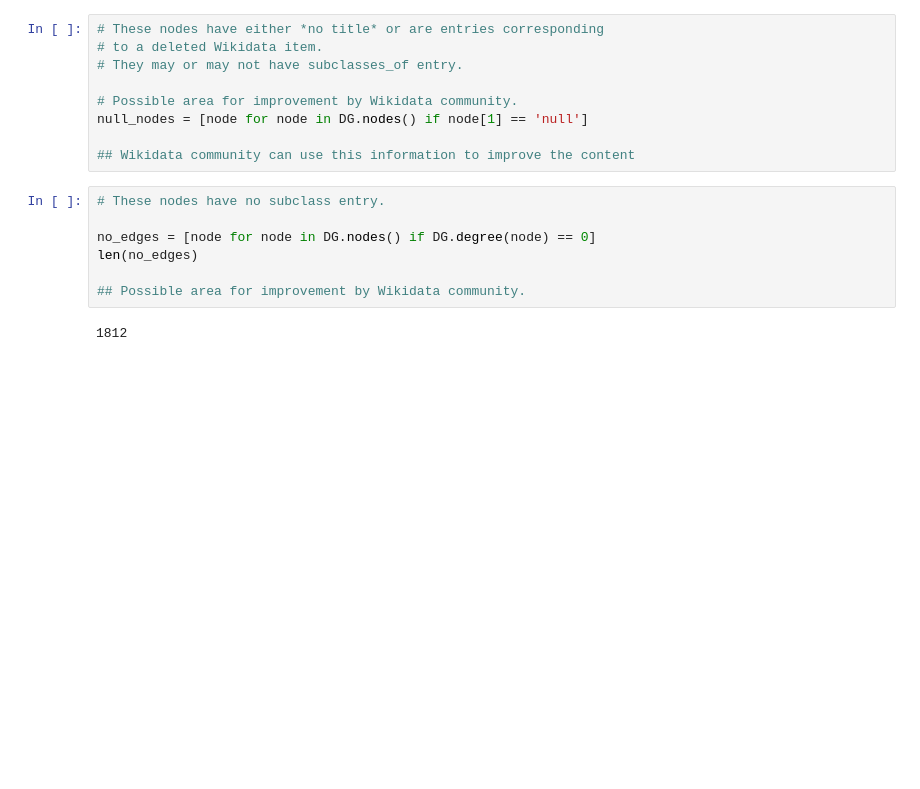
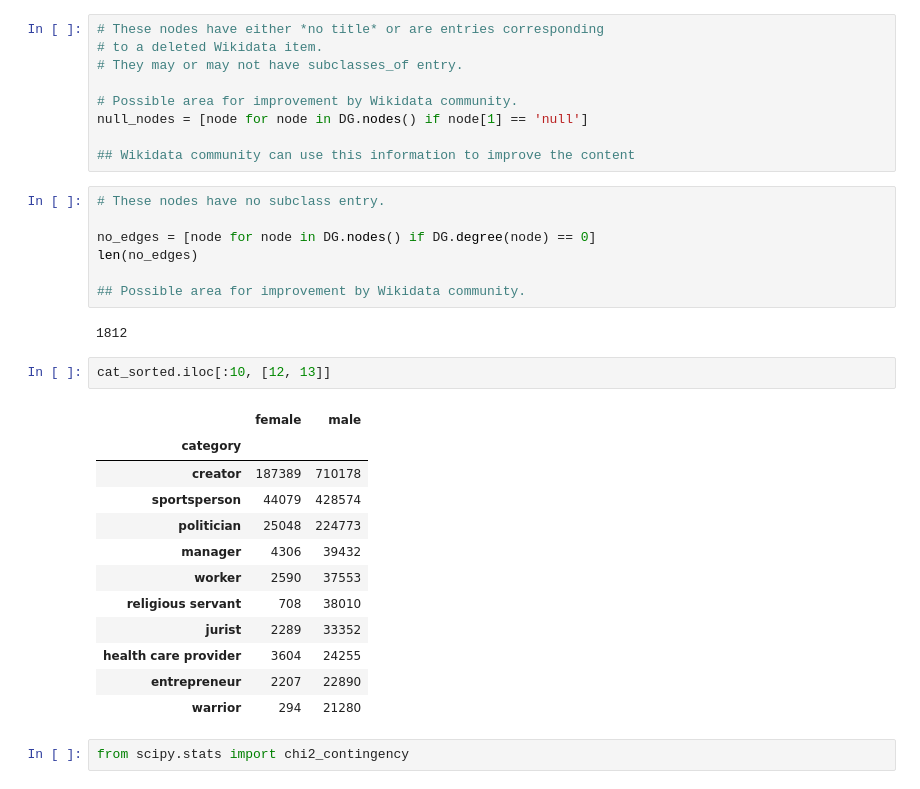
Before and after one commit to notconfusing/WIGI, a Jupyter notebook: analysis/analyze_occupation.ipynb, the cells around one changed output. Saved outputs shown, nothing was run; the diff lists cells and outputs as text; blank space fills up the shorter version.

```diff
--- a/analysis/analyze_occupation.ipynb
+++ b/analysis/analyze_occupation.ipynb
@@ -270,3 +270,20 @@ len(no_edges)
 ## Possible area for improvement by Wikidata community.
 # %% [output]
 1812
+# %%
+cat_sorted.iloc[:10, [12, 13]]
+# %% [output]
+|  | female | male |
+| category |  |  |
+| creator | 187389 | 710178 |
+| sportsperson | 44079 | 428574 |
+| politician | 25048 | 224773 |
+| manager | 4306 | 39432 |
+| worker | 2590 | 37553 |
+| religious servant | 708 | 38010 |
+| jurist | 2289 | 33352 |
+| health care provider | 3604 | 24255 |
+| entrepreneur | 2207 | 22890 |
+| warrior | 294 | 21280 |
+# %%
+from scipy.stats import chi2_contingency
```
Also changed, not shown: parts of 1 cell of this notebook, 1 other file.
